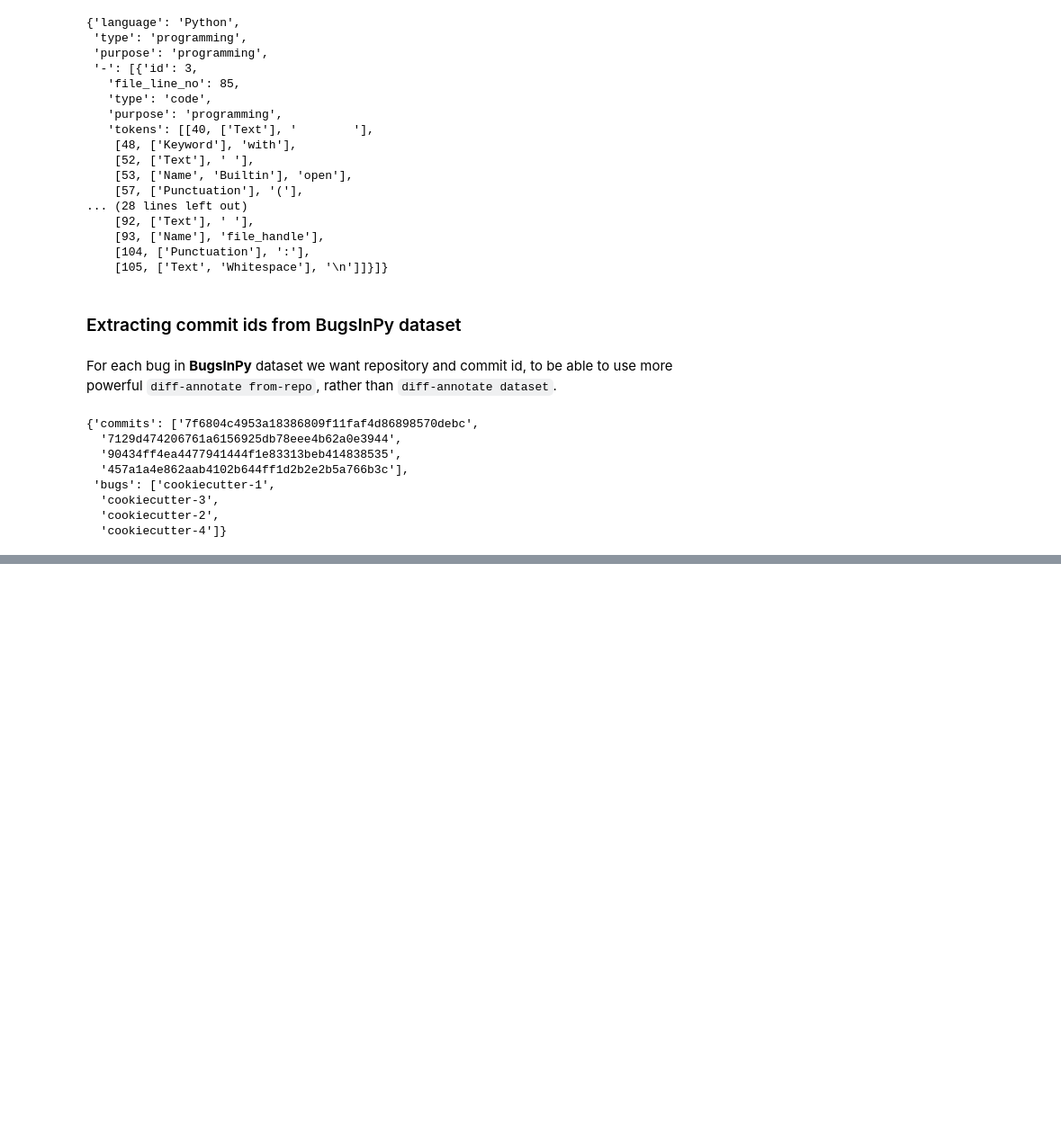
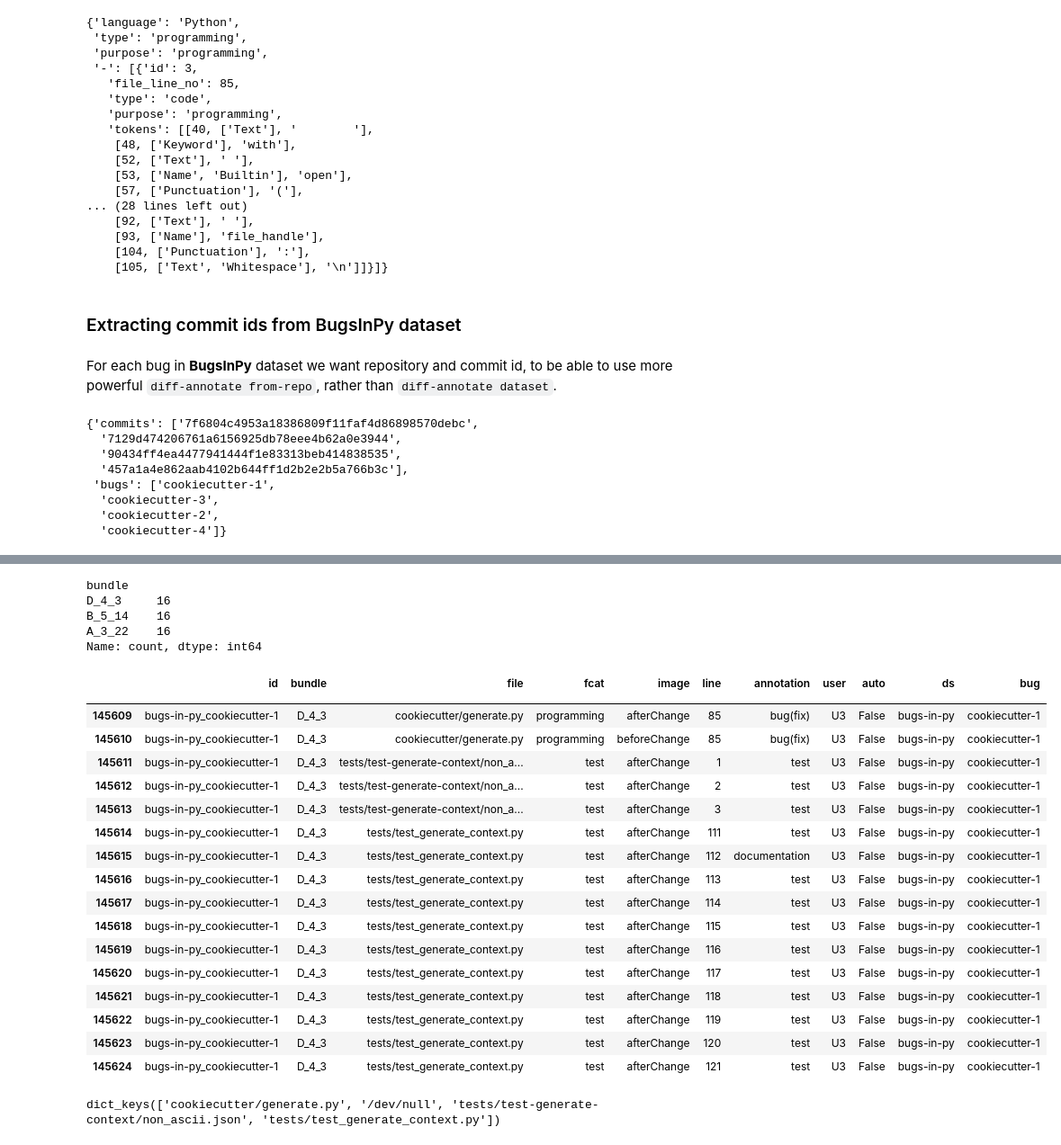
Before and after one commit to ncusi/PatchScope, a Jupyter notebook: notebooks/experiments/01-compare_annotations.ipynb, the cells around one changed output, grey strips where cells are left out. Shown at 90% size. Saved outputs shown, nothing was run; the diff lists cells and outputs as text; code cells hidden in the pictures; blank space fills up the shorter version.

```diff
--- a/notebooks/experiments/01-compare_annotations.ipynb
+++ b/notebooks/experiments/01-compare_annotations.ipynb
@@ -371,0 +580,3 @@ PySnooper:
+# %%
+collective_df_manual_bugsinpy = collective_df_manual[collective_df_manual['ds'] == 'bugs-in-py']
+collective_df_manual_bugsinpy
@@ -371,0 +598,38 @@ PySnooper:
+# %%
+collective_df_manual_bugsinpy[collective_df_manual_bugsinpy['bug'] == 'cookiecutter-1']['bundle'].value_counts()
+# %% [output]
+bundle
+D_4_3     16
+B_5_14    16
+A_3_22    16
+Name: count, dtype: int64
+# %%
+example_collective = collective_df_manual_bugsinpy[
+    (collective_df_manual_bugsinpy['bug'] == 'cookiecutter-1') &
+    (collective_df_manual_bugsinpy['bundle'] == 'D_4_3')
+]
+
+example_collective
+# %% [output]
+|  | id | bundle | file | fcat | image | line | annotation | user | auto | ds | bug |
+|  |  |  |  |  |  |  |  |  |  |  |  |
+| 145609 | bugs-in-py_cookiecutter-1 | D_4_3 | cookiecutter/generate.py | programming | afterChange | 85 | bug(fix) | U3 | False | bugs-in-py | cookiecutter-1 |
+| 145610 | bugs-in-py_cookiecutter-1 | D_4_3 | cookiecutter/generate.py | programming | beforeChange | 85 | bug(fix) | U3 | False | bugs-in-py | cookiecutter-1 |
+| 145611 | bugs-in-py_cookiecutter-1 | D_4_3 | tests/test-generate-context/non_a... | test | afterChange | 1 | test | U3 | False | bugs-in-py | cookiecutter-1 |
+| 145612 | bugs-in-py_cookiecutter-1 | D_4_3 | tests/test-generate-context/non_a... | test | afterChange | 2 | test | U3 | False | bugs-in-py | cookiecutter-1 |
+| 145613 | bugs-in-py_cookiecutter-1 | D_4_3 | tests/test-generate-context/non_a... | test | afterChange | 3 | test | U3 | False | bugs-in-py | cookiecutter-1 |
+| 145614 | bugs-in-py_cookiecutter-1 | D_4_3 | tests/test_generate_context.py | test | afterChange | 111 | test | U3 | False | bugs-in-py | cookiecutter-1 |
+| 145615 | bugs-in-py_cookiecutter-1 | D_4_3 | tests/test_generate_context.py | test | afterChange | 112 | documentation | U3 | False | bugs-in-py | cookiecutter-1 |
+| 145616 | bugs-in-py_cookiecutter-1 | D_4_3 | tests/test_generate_context.py | test | afterChange | 113 | test | U3 | False | bugs-in-py | cookiecutter-1 |
+| 145617 | bugs-in-py_cookiecutter-1 | D_4_3 | tests/test_generate_context.py | test | afterChange | 114 | test | U3 | False | bugs-in-py | cookiecutter-1 |
+| 145618 | bugs-in-py_cookiecutter-1 | D_4_3 | tests/test_generate_context.py | test | afterChange | 115 | test | U3 | False | bugs-in-py | cookiecutter-1 |
+| 145619 | bugs-in-py_cookiecutter-1 | D_4_3 | tests/test_generate_context.py | test | afterChange | 116 | test | U3 | False | bugs-in-py | cookiecutter-1 |
+| 145620 | bugs-in-py_cookiecutter-1 | D_4_3 | tests/test_generate_context.py | test | afterChange | 117 | test | U3 | False | bugs-in-py | cookiecutter-1 |
+| 145621 | bugs-in-py_cookiecutter-1 | D_4_3 | tests/test_generate_context.py | test | afterChange | 118 | test | U3 | False | bugs-in-py | cookiecutter-1 |
+| 145622 | bugs-in-py_cookiecutter-1 | D_4_3 | tests/test_generate_context.py | test | afterChange | 119 | test | U3 | False | bugs-in-py | cookiecutter-1 |
+| 145623 | bugs-in-py_cookiecutter-1 | D_4_3 | tests/test_generate_context.py | test | afterChange | 120 | test | U3 | False | bugs-in-py | cookiecutter-1 |
+| 145624 | bugs-in-py_cookiecutter-1 | D_4_3 | tests/test_generate_context.py | test | afterChange | 121 | test | U3 | False | bugs-in-py | cookiecutter-1 |
+# %%
+example_data_from_dataset['changes'].keys()
+# %% [output]
+dict_keys(['cookiecutter/generate.py', '/dev/null', 'tests/test-generate-context/non_ascii.json', 'tests/test_generate_context.py'])
```
Also changed, not shown: parts of 34 cells of this notebook.
